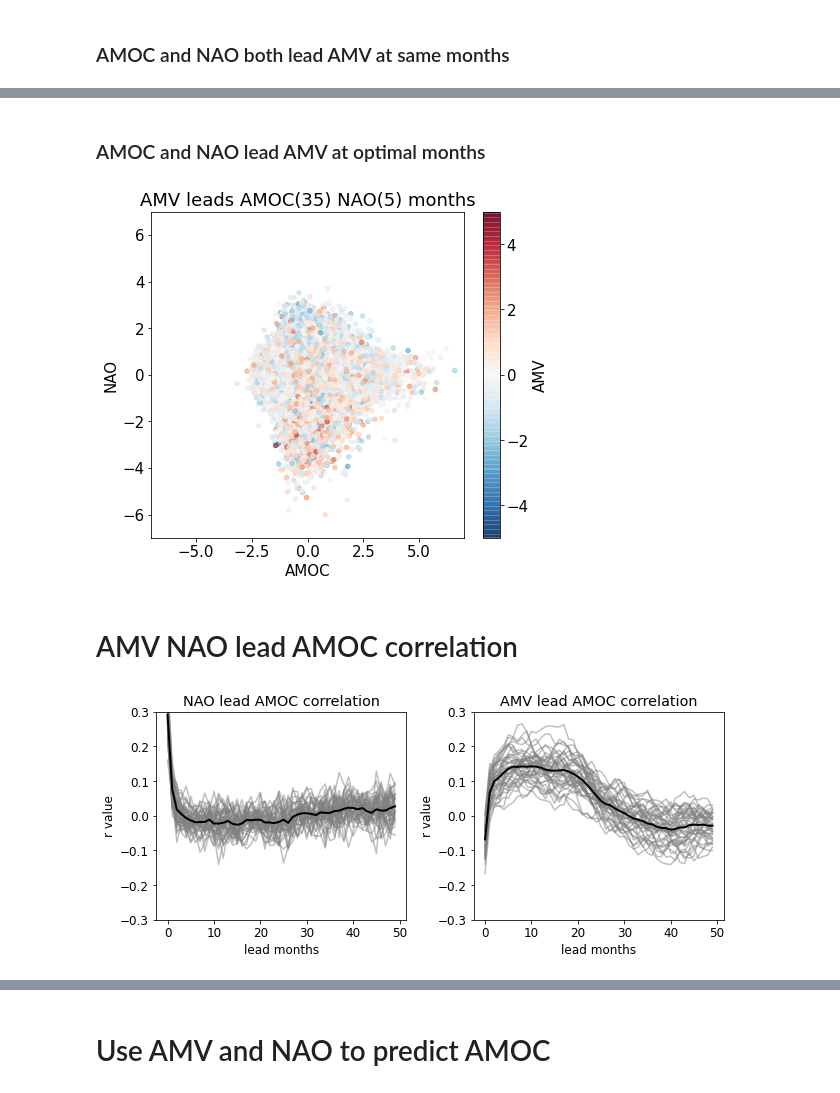
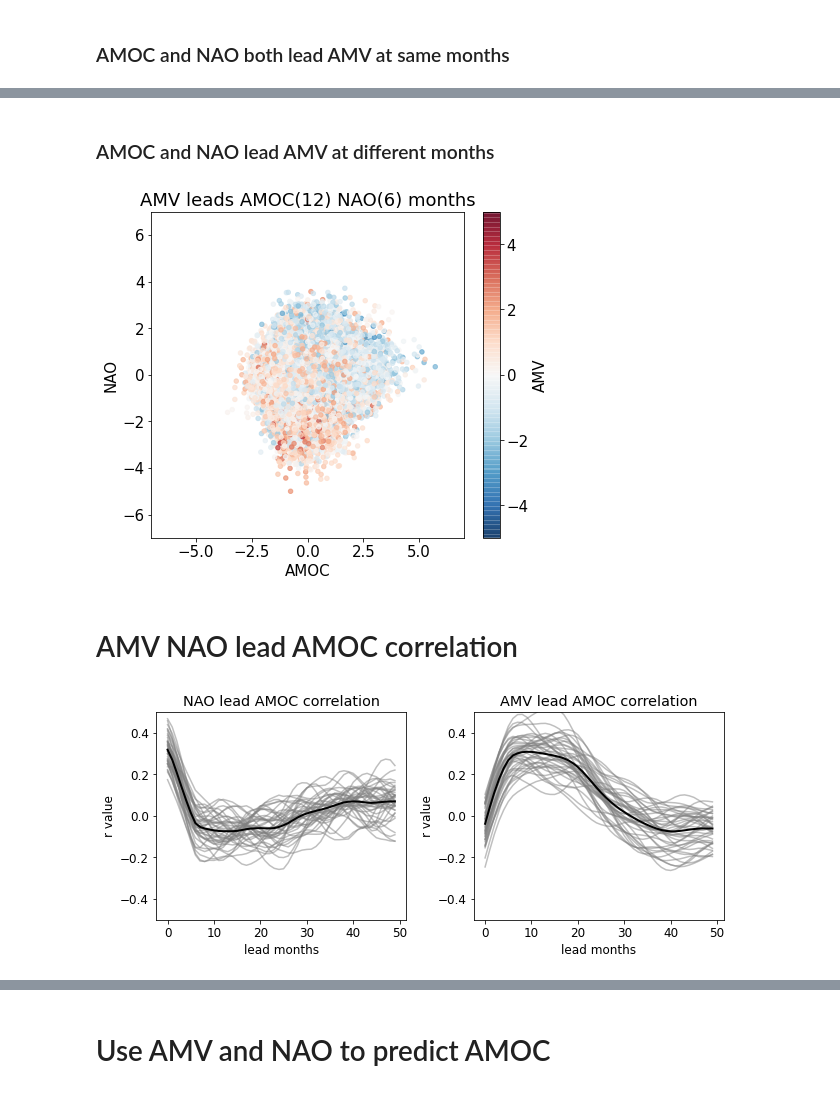
Before and after one commit to glennliu265/predict_amv, a Jupyter notebook: plot_lead_correlation_scatter_plots.ipynb, the cells around one changed output, grey strips where cells are left out. Drawn from its saved outputs; the diff is of its cells as text; code cells hidden in the pictures.

Commit message:
allow rolling mean to data

```diff
--- a/plot_lead_correlation_scatter_plots.ipynb
+++ b/plot_lead_correlation_scatter_plots.ipynb
@@ -8,2 +9,5 @@ import warnings
 warnings.filterwarnings('ignore')
+# %%
+rolling_months = 6
+# rolling mean at 1 month means no rolling mean
 # %%
@@ -13,19 +23,26 @@ amv_full = np.load('Data/CESM1LE_AMVIndex_1920-2005_detrend0_filter0.npy')
 # %%
-amoc_mean = np.mean(amoc_full,axis=1)
-amoc_std = np.std(amoc_full,axis=1)
-nao_mean = np.mean(nao_full,axis=1)
-nao_std = np.std(nao_full,axis=1)
-amv_mean = np.mean(amv_full,axis=1)
-amv_std = np.std(amv_full,axis=1)
+# calculate mean and std for normalization
+amoc_mean = np.nanmean(amoc_rolling,axis=1)
+amoc_std = np.nanstd(amoc_rolling,axis=1)
+nao_mean = np.nanmean(nao_rolling,axis=1)
+nao_std = np.nanstd(nao_rolling,axis=1)
+amv_mean = np.nanmean(amv_rolling,axis=1)
+amv_std = np.nanstd(amv_rolling,axis=1)
 # %%
 # loop through time to normalize data
 amoc = np.zeros((42,1032))
 nao = np.zeros((42,1032))
 amv = np.zeros((42,1032))
 for it in range(1032):
-    amoc[:,it] = (amoc_full[:,it]-amoc_mean)/amoc_std
-    nao[:,it] = (nao_full[:,it]-nao_mean)/nao_std
-    amv[:,it] = (amv_full[:,it]-amv_mean)/amv_std
+    amoc[:,it] = (amoc_rolling[:,it]-amoc_mean)/amoc_std
+    nao[:,it] = (nao_rolling[:,it]-nao_mean)/nao_std
+    amv[:,it] = (amv_rolling[:,it]-amv_mean)/amv_std
+
+# got data that are not nan, which is introduced from rolling mean
+amoc = amoc[:,rolling_months-1:]
+nao = nao[:,rolling_months-1:]
+amv = amv[:,rolling_months-1:]
+tstep = amoc.shape[1]
 # %% [markdown]
 # AMOC NAO lead AMV correlation
 # %%
@@ -39,8 +56,8 @@ for iens in range(42):
     amoc_lead_corr = []
     nao_lead_corr = []
     for ilead in range(lead_months):
-        amoc_lead_corr.append( np.corrcoef(amoc[iens,0:1032-ilead],amv[iens,ilead:])[0,1] )
-        nao_lead_corr.append( np.corrcoef(nao[iens,0:1032-ilead],amv[iens,ilead:])[0,1] )
+        amoc_lead_corr.append( np.corrcoef(amoc[iens,0:tstep-ilead],amv[iens,ilead:],)[0,1] )
+        nao_lead_corr.append( np.corrcoef(nao[iens,0:tstep-ilead],amv[iens,ilead:],)[0,1] )
     amoc_lead_corrs.append(amoc_lead_corr)
     nao_lead_corrs.append(nao_lead_corr)
 
@@ -49,7 +66,7 @@ for iens in range(42):
     plt.xlabel('lead months')
     plt.ylabel('r value')
     plt.title('AMOC lead AMV correlation')
-    plt.ylim([-0.3,0.3])
+    plt.ylim([-0.5,0.5])
 
 
     plt.subplot(122)
@@ -57,7 +74,7 @@ for iens in range(42):
     plt.xlabel('lead months')
     plt.ylabel('r value')
     plt.title('NAO lead AMV correlation')
-    plt.ylim([-0.3,0.3])
+    plt.ylim([-0.5,0.5])
 
 
 plt.subplot(121)
@@ -133,13 +150,13 @@ plt.show()
 # %% [markdown]
-### AMOC and NAO lead AMV at optimal months
+### AMOC and NAO lead AMV at different months
 # %%
-amoc_lead = 35
-nao_lead = 5
+amoc_lead = 12
+nao_lead = 6
 
 
-amoc_flattern = amoc[:,0:1032-amoc_lead].reshape(42*(1032-amoc_lead))
-nao_flattern = nao[:,(amoc_lead-nao_lead):1032-nao_lead].reshape(42*(1032-amoc_lead))
-amv_flattern = amv[:,amoc_lead:].reshape(42*(1032-amoc_lead))
+amoc_flattern = amoc[:,0:tstep-amoc_lead].reshape(42*(tstep-amoc_lead))
+nao_flattern = nao[:,(amoc_lead-nao_lead):tstep-nao_lead].reshape(42*(tstep-amoc_lead))
+amv_flattern = amv[:,amoc_lead:].reshape(42*(tstep-amoc_lead))
 
 plt.figure(figsize=(7,6))
 plt.rcParams.update({'font.size': 15})
@@ -153,7 +170,7 @@ plt.ylabel('NAO')
 plt.title('AMV leads AMOC('+str(amoc_lead)+') NAO('+str(nao_lead)+') months')
 plt.show()
 # %% [output]
-[figure, old version]
+[figure, new version]
 # %% [markdown]
 # AMV NAO lead AMOC correlation
 # %%
@@ -167,38 +184,38 @@ for iens in range(42):
     nao_lead_corr = []
     amv_lead_corr = []
     for ilead in range(lead_months):
-        nao_lead_corr.append( np.corrcoef(nao[iens,0:1032-ilead],amoc[iens,ilead:])[0,1] )
-        amv_lead_corr.append( np.corrcoef(amv[iens,0:1032-ilead],amoc[iens,ilead:])[0,1] )
+        nao_lead_corr.append( np.corrcoef(nao[iens,0:tstep-ilead],amoc[iens,ilead:])[0,1] )
+        amv_lead_corr.append( np.corrcoef(amv[iens,0:tstep-ilead],amoc[iens,ilead:])[0,1] )
     nao_lead_corrs.append(nao_lead_corr)
     amv_lead_corrs.append(amv_lead_corr)
 
 
     plt.subplot(121)
     plt.plot(np.arange(0,lead_months,1),nao_lead_corr,color='gray',alpha=0.5)
     plt.xlabel('lead months')
     plt.ylabel('r value')
     plt.title('NAO lead AMOC correlation')
-    plt.ylim([-0.3,0.3])
+    plt.ylim([-0.5,0.5])
 
     plt.subplot(122)
     plt.plot(np.arange(0,lead_months,1),amv_lead_corr,color='gray',alpha=0.5)
     plt.xlabel('lead months')
     plt.ylabel('r value')
     plt.title('AMV lead AMOC correlation')
-    plt.ylim([-0.3,0.3])
+    plt.ylim([-0.5,0.5])
 
 
 plt.subplot(121)
 plt.plot(np.arange(0,lead_months,1),np.mean(nao_lead_corrs,axis=0),color='k',alpha=1,linewidth=2)
 
 plt.subplot(122)
 plt.plot(np.arange(0,lead_months,1),np.mean(amv_lead_corrs,axis=0),color='k',alpha=1,linewidth=2)
 
 
 plt.tight_layout()
 plt.show()
 # %% [output]
-[figure, old version]
+[figure, new version]
 # %%
 print( np.max( np.mean(amv_lead_corrs,axis=0) ) )
 print( np.min( np.mean(amv_lead_corrs,axis=0) ) )
```
Also changed, not shown: parts of 10 cells of this notebook.
